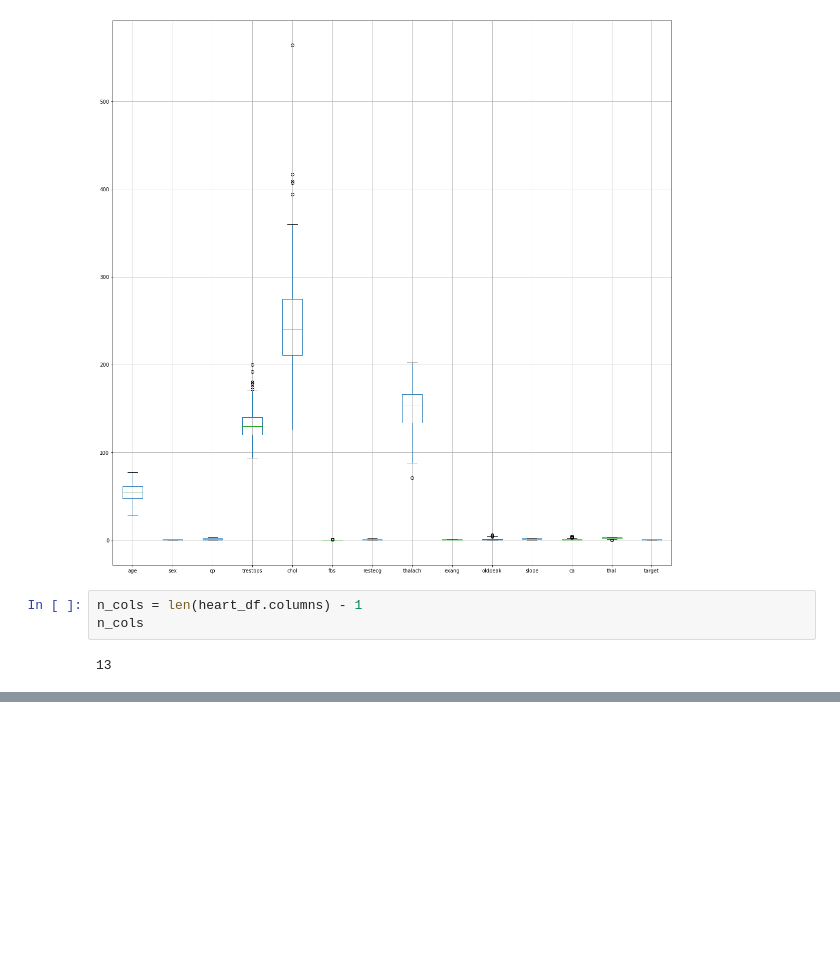
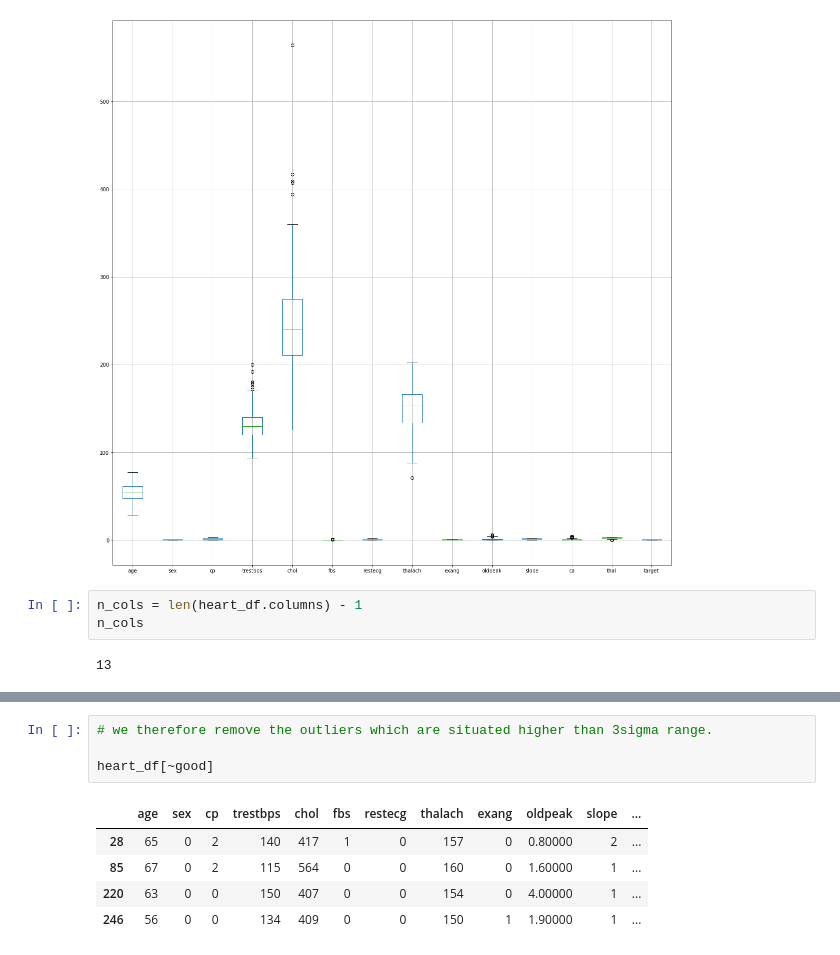
Before and after one commit to s-bose/heart_disease_classification, a Jupyter notebook: heart_disease.ipynb, the cells around one changed output, grey strips where cells are left out. Cells and saved outputs as stored; diff of their text form; blank space fills up the shorter version.

```diff
--- a/heart_disease.ipynb
+++ b/heart_disease.ipynb
@@ -175,0 +183,10 @@ for col in num_cols:
+# %%
+# we therefore remove the outliers which are situated higher than 3sigma range.
+
+heart_df[~good]
+# %% [output]
+|  | age | sex | cp | trestbps | chol | fbs | restecg | thalach | exang | oldpeak | slope | ... |
+| 28 | 65 | 0 | 2 | 140 | 417 | 1 | 0 | 157 | 0 | 0.80000 | 2 | ... |
+| 85 | 67 | 0 | 2 | 115 | 564 | 0 | 0 | 160 | 0 | 1.60000 | 1 | ... |
+| 220 | 63 | 0 | 0 | 150 | 407 | 0 | 0 | 154 | 0 | 4.00000 | 1 | ... |
+| 246 | 56 | 0 | 0 | 134 | 409 | 0 | 0 | 150 | 1 | 1.90000 | 1 | ... |
```
Also changed, not shown: parts of 5 cells of this notebook, 1 other file.
